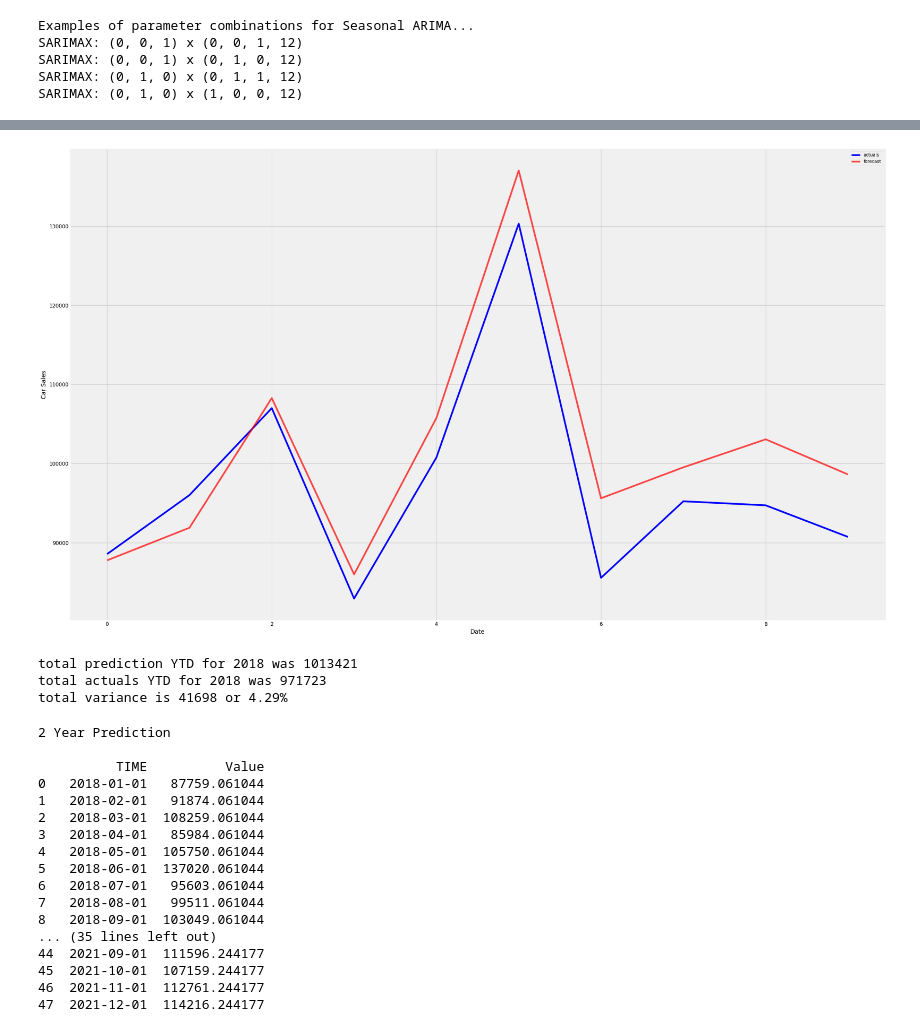
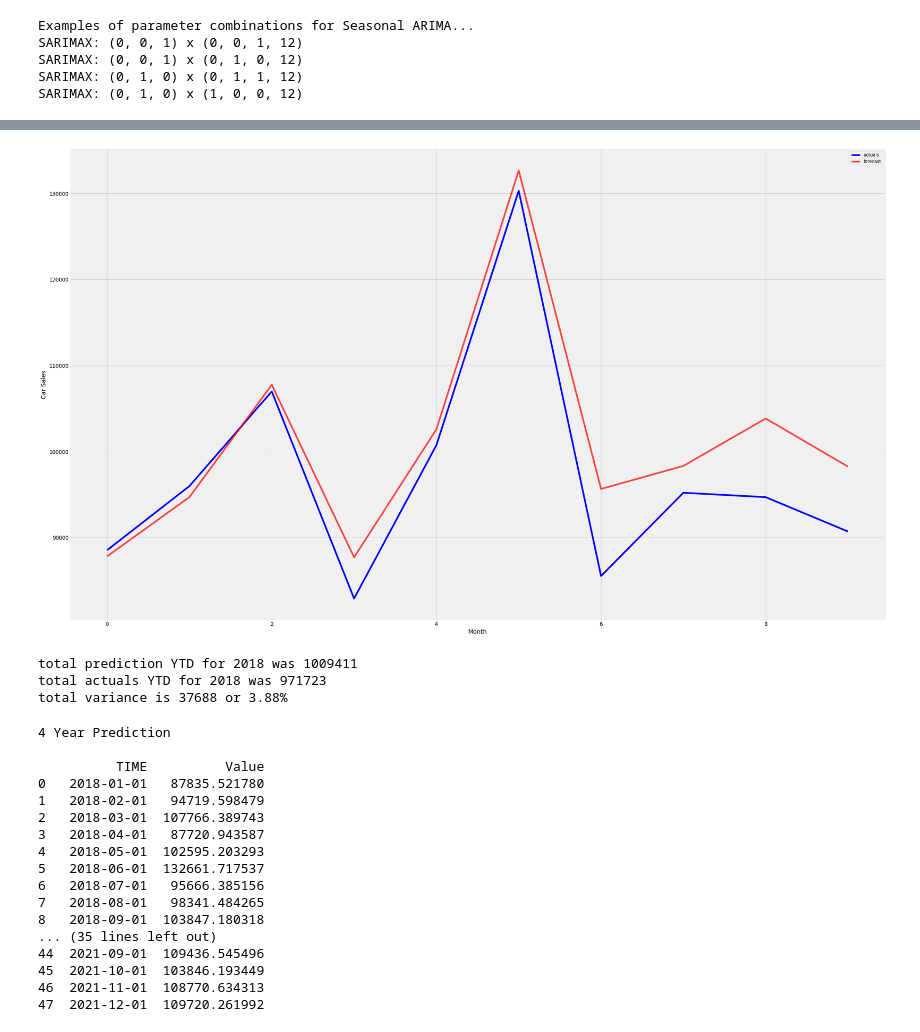
Before and after one commit to Paul-jc/New_car_sales_analysis, a Jupyter notebook: car_sales_prediction.ipynb, the cells around one changed output, grey strips where cells are left out. Cells and saved outputs as stored; diff of their text form; code cells hidden in the pictures.

```diff
--- a/car_sales_prediction.ipynb
+++ b/car_sales_prediction.ipynb
@@ -115,10 +162,3 @@ z.plot(figsize = (20,15),x = None)
 plt.show()
 # %% [output]
 [figure]
-# %%
-"""from pylab import rcParams
-rcParams['figure.figsize'] = 18, 8
-
-decomposition = sm.tsa.seasonal_decompose(y, model='additive')
-fig = decomposition.plot()
-plt.show()"""
@@ -250,12 +290,16 @@ plt.show()
 # %%
-pred_uc2 = results.get_forecast(steps = 10)
-print('2018 Prediction')
-print(pred_uc2.predicted_mean)
+prediction = pd.read_csv("2018forecast.xls", header = None)
+prediction.columns = ['Time', 'Value']
 
 
-print('\n \n \n')
-print('2018 YTD actual data')
-df2 = pd.read_excel("/home/paul/Documents/Portfolio/New_vehicle_sales/2018YTD.xls")
+print('2018 Prediction \n')
+print(prediction)
+prediction.to_csv("2018forecast.xls")
+
+
+print('\n \n')
+print('2018 YTD actual data \n')
+df2 = pd.read_excel("2018YTD.xls")
 print(df2)
 # %% [output]
 2018 Prediction
@@ -324,16 +322,17 @@ print(prediction2)
 # %%
-ax = df2['Value'].plot(label = 'actuals', color = 'b')
-prediction2['Value'].plot(ax = ax, label = 'forecast',color = 'r', alpha = 0.7, figsize = (30, 20))
+prediction = pd.read_csv("2018forecast.xls")
+ax = df2['Value'].plot(label = 'actuals', figsize = (30,20), color = 'b')
+prediction['Value'].plot(ax = ax, label = 'forecast',color = 'r', alpha = 0.7, figsize = (30, 20))
 
-ax.set_xlabel('Date')
+ax.set_xlabel('Month')
 ax.set_ylabel('Car Sales')
 
 plt.legend()
 plt.show()
 # %% [output]
-[figure, old version]
+[figure, new version]
 # %%
-prediction_total = int(prediction2['Value'].sum())
+prediction_total = int(prediction['Value'].sum())
 actuals_total = round(df2['Value'].sum(), 2)
 variance = round(prediction_total - actuals_total, 2)
 variance_percentage = round(((prediction_total / actuals_total) - 1) * 100, 2)
@@ -341,8 +340,8 @@ print('total prediction YTD for 2018 was ' + str(prediction_total))
 print('total actuals YTD for 2018 was ' + str(actuals_total))
 print('total variance is ' + str(variance) + ' or ' + str(variance_percentage) + '%')
 # %% [output]
-total prediction YTD for 2018 was 1013421
+total prediction YTD for 2018 was 1009411
 total actuals YTD for 2018 was 971723
-total variance is 41698 or 4.29%
+total variance is 37688 or 3.88%
 # %%
 prediction_4_year = pd.DataFrame(pred_uc.predicted_mean)
@@ -350,25 +349,25 @@ prediction_4_year.to_csv("/home/paul/Documents/Portfolio/New_vehicle_sales/4_yea
 # %%
-prediction_4_year = pd.read_csv("/home/paul/Documents/Portfolio/New_vehicle_sales/4_year_forecast_all.xls")
+prediction_4_year = pd.read_csv("4_year_forecast_all.xls")
 prediction_4_year.columns = ['TIME', 'Value']
-print('2 Year Prediction \n')
+print('4 Year Prediction \n')
 
 print(prediction_4_year)
-prediction_4_year.to_csv("/home/paul/Documents/Portfolio/New_vehicle_sales/4_year_forecast_all.xls")
+prediction_4_year.to_csv("4_year_forecast_all.xls")
 # %% [output]
-2 Year Prediction
+4 Year Prediction
 
           TIME          Value
-0   2018-01-01   87759.061044
-1   2018-02-01   91874.061044
-2   2018-03-01  108259.061044
-3   2018-04-01   85984.061044
-4   2018-05-01  105750.061044
-5   2018-06-01  137020.061044
-6   2018-07-01   95603.061044
-7   2018-08-01   99511.061044
-8   2018-09-01  103049.061044
+0   2018-01-01   87835.521780
+1   2018-02-01   94719.598479
+2   2018-03-01  107766.389743
+3   2018-04-01   87720.943587
+4   2018-05-01  102595.203293
+5   2018-06-01  132661.717537
+6   2018-07-01   95666.385156
+7   2018-08-01   98341.484265
+8   2018-09-01  103847.180318
 ... (35 lines left out)
-44  2021-09-01  111596.244177
-45  2021-10-01  107159.244177
-46  2021-11-01  112761.244177
-47  2021-12-01  114216.244177
+44  2021-09-01  109436.545496
+45  2021-10-01  103846.193449
+46  2021-11-01  108770.634313
+47  2021-12-01  109720.261992
```
Also changed, not shown: parts of 26 cells of this notebook.
